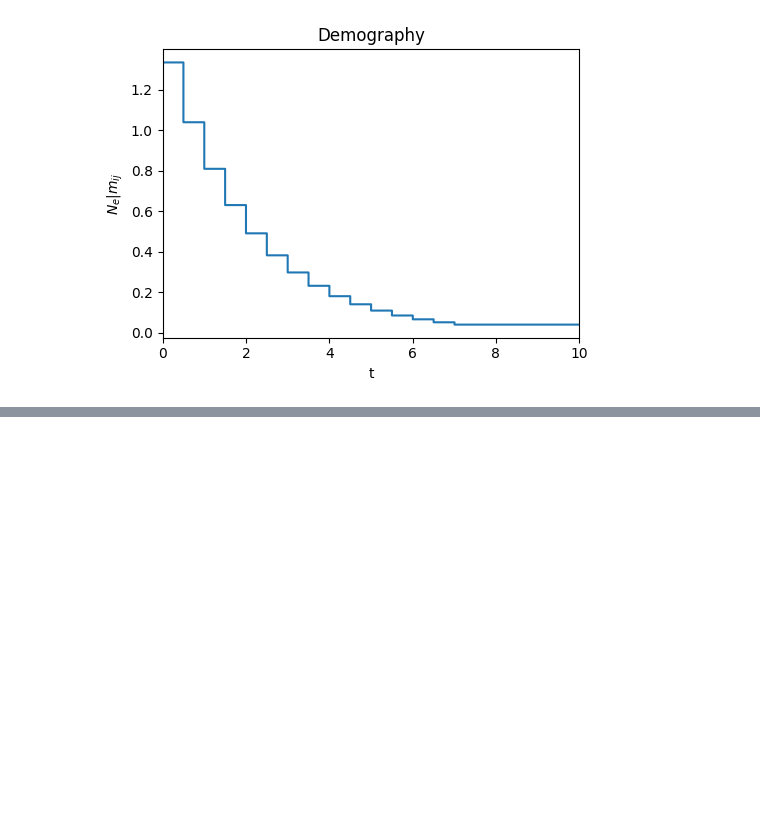
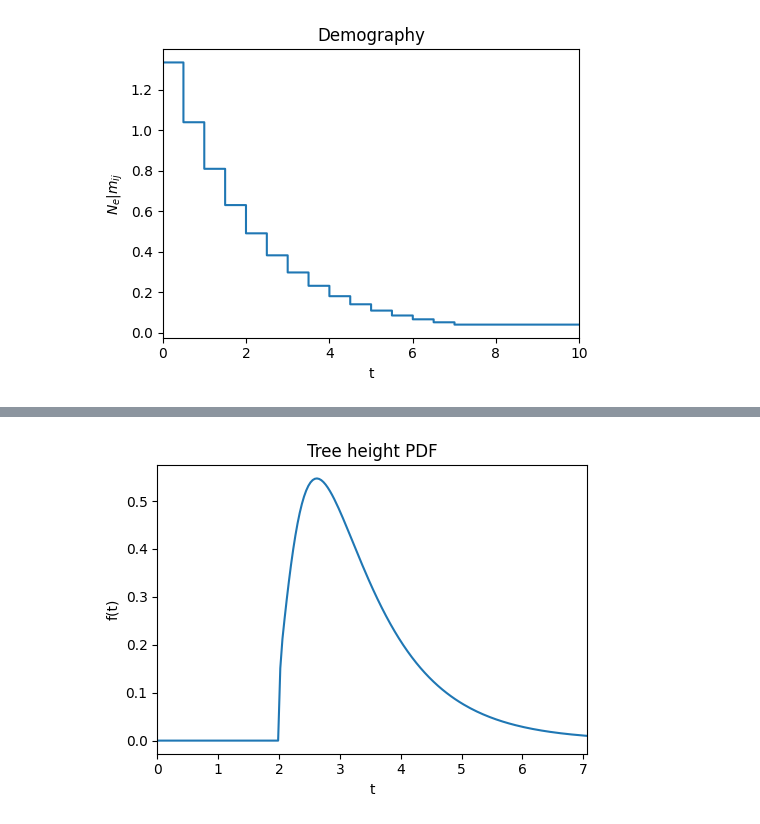
Before and after one commit to Sendrowski/PhaseGen, a Jupyter notebook: docs/reference/demography.ipynb, the cells around one changed output, grey strips where cells are left out. Drawn from its saved outputs; the diff is of its cells as text; code cells hidden in the pictures; blank space fills up the shorter version.

```diff
--- a/docs/reference/demography.ipynb
+++ b/docs/reference/demography.ipynb
@@ -74,0 +97,9 @@ d.plot();
+# %%
+coal = pg.Coalescent(
+    n={'pop_0': 4, 'pop_1': 4},
+    demography=d
+)
+
+coal.tree_height.plot_pdf();
+# %% [output]
+[figure, added]
```
Also changed, not shown: parts of 7 cells of this notebook, 29 other files.
